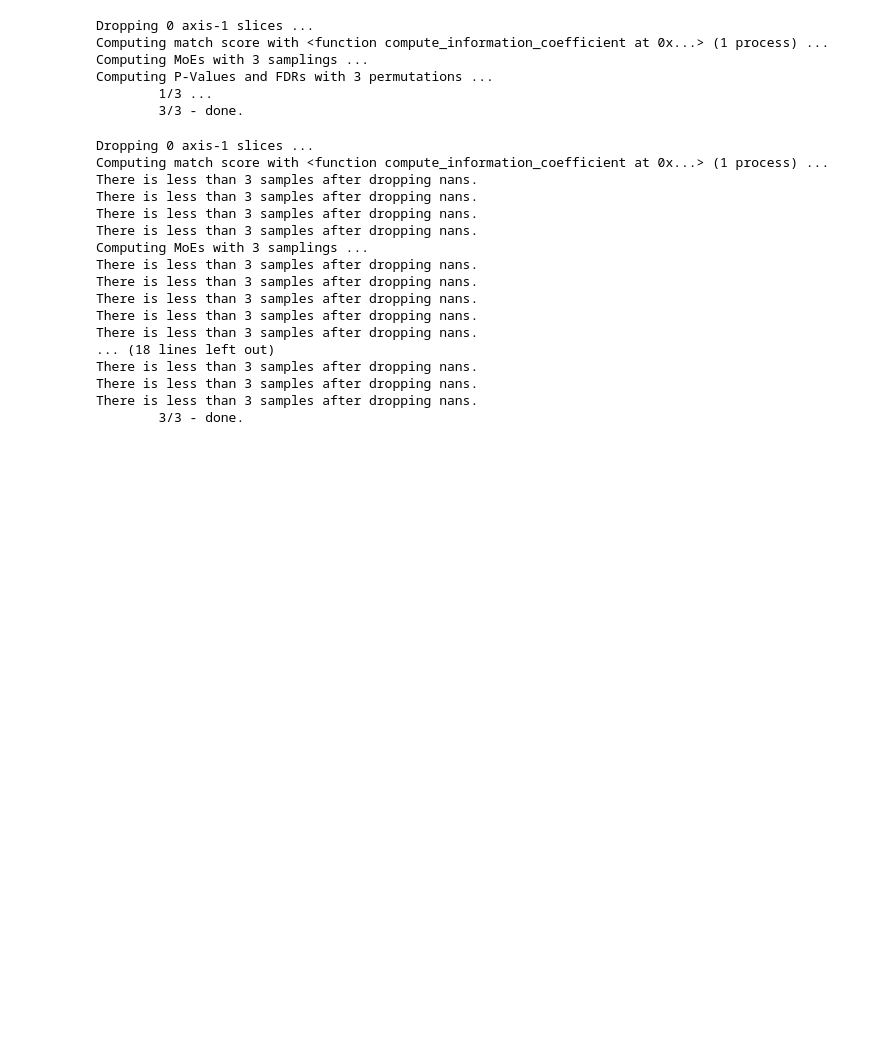
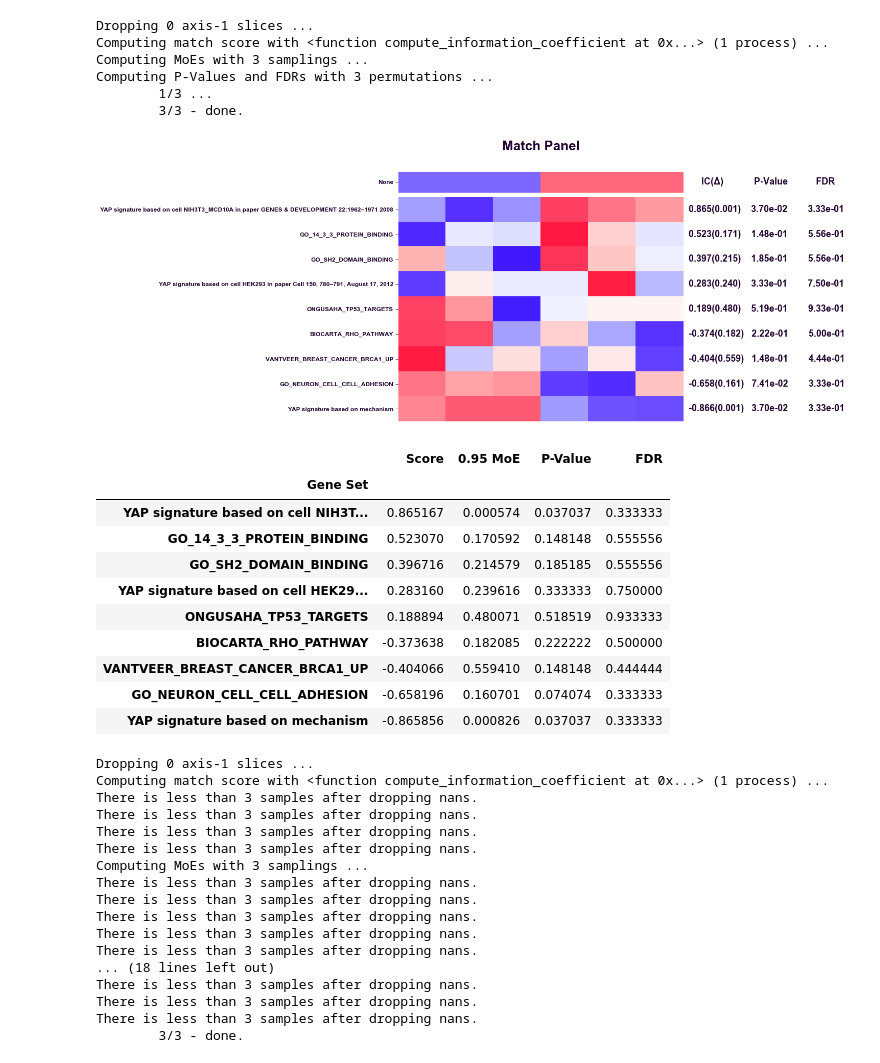
Before and after one commit to alex-wenzel/match, a Jupyter notebook: notebook/match.ipynb, the cells around one changed output. Cells and saved outputs as stored; diff of their text form; code cells hidden in the pictures; blank space fills up the shorter version.

```diff
--- a/notebook/match.ipynb
+++ b/notebook/match.ipynb
@@ -14,24 +14,38 @@ from match.make_summary_match_panel import make_summary_match_panel
 # %%
 features = pd.read_table('gene_set_x_sample.tsv', index_col=0)
 
 target = pd.Series(
     [
         0,
         0,
         0,
         1,
         1,
         1,
     ], index=features.columns)
 
-make_match_panel(target, features)
+target = pd.Series(['C'] * 3 + ['VS'] * 3, index=features.columns)
+
+make_match_panel(target, features,max_ytick_size=None)
 # %% [output]
 Dropping 0 axis-1 slices ...
 Computing match score with <function compute_information_coefficient at 0x...> (1 process) ...
 Computing MoEs with 3 samplings ...
 Computing P-Values and FDRs with 3 permutations ...
         1/3 ...
         3/3 - done.
+[figure, added]
+|  | Score | 0.95 MoE | P-Value | FDR |
+| Gene Set |  |  |  |  |
+| YAP signature based on cell NIH3T... | 0.865167 | 0.000574 | 0.037037 | 0.333333 |
+| GO_14_3_3_PROTEIN_BINDING | 0.523070 | 0.170592 | 0.148148 | 0.555556 |
+| GO_SH2_DOMAIN_BINDING | 0.396716 | 0.214579 | 0.185185 | 0.555556 |
+| YAP signature based on cell HEK29... | 0.283160 | 0.239616 | 0.333333 | 0.750000 |
+| ONGUSAHA_TP53_TARGETS | 0.188894 | 0.480071 | 0.518519 | 0.933333 |
+| BIOCARTA_RHO_PATHWAY | -0.373638 | 0.182085 | 0.222222 | 0.500000 |
+| VANTVEER_BREAST_CANCER_BRCA1_UP | -0.404066 | 0.559410 | 0.148148 | 0.444444 |
+| GO_NEURON_CELL_CELL_ADHESION | -0.658196 | 0.160701 | 0.074074 | 0.333333 |
+| YAP signature based on mechanism | -0.865856 | 0.000826 | 0.037037 | 0.333333 |
 # %%
 target = pd.read_table('target.tsv', index_col=0, header=None, squeeze=True)
 features = pd.read_table('features.tsv', index_col=0)
```
